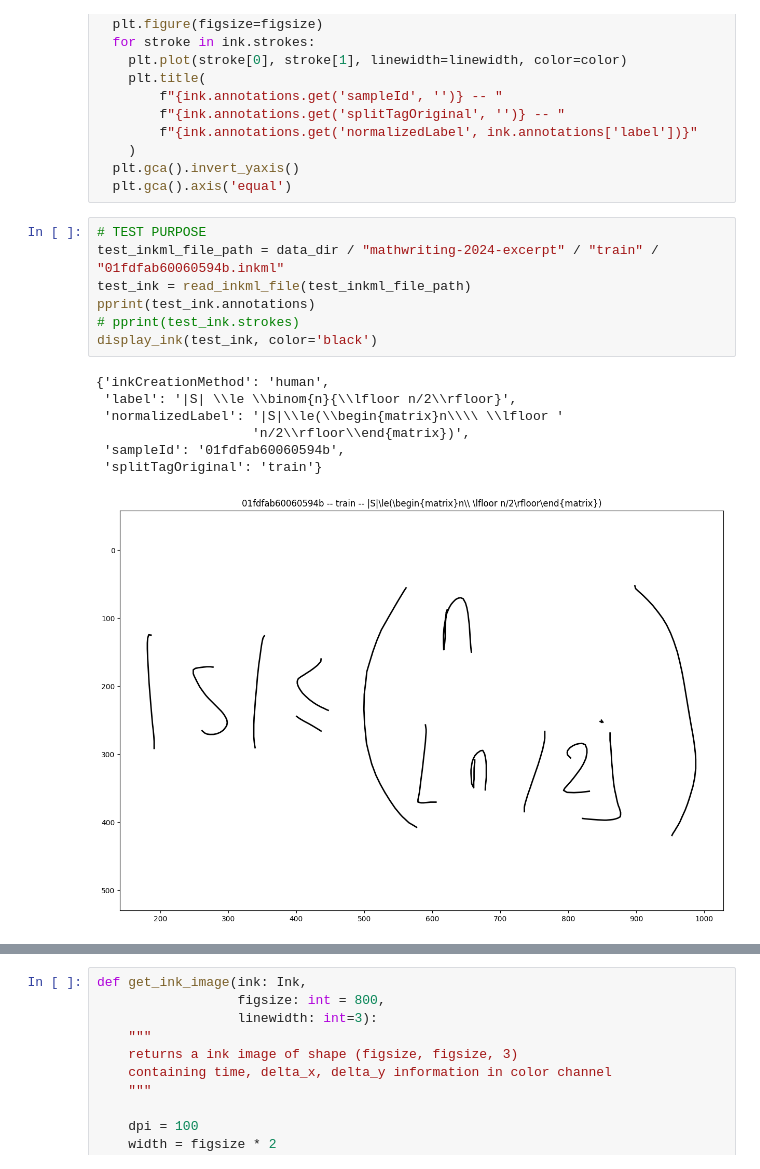
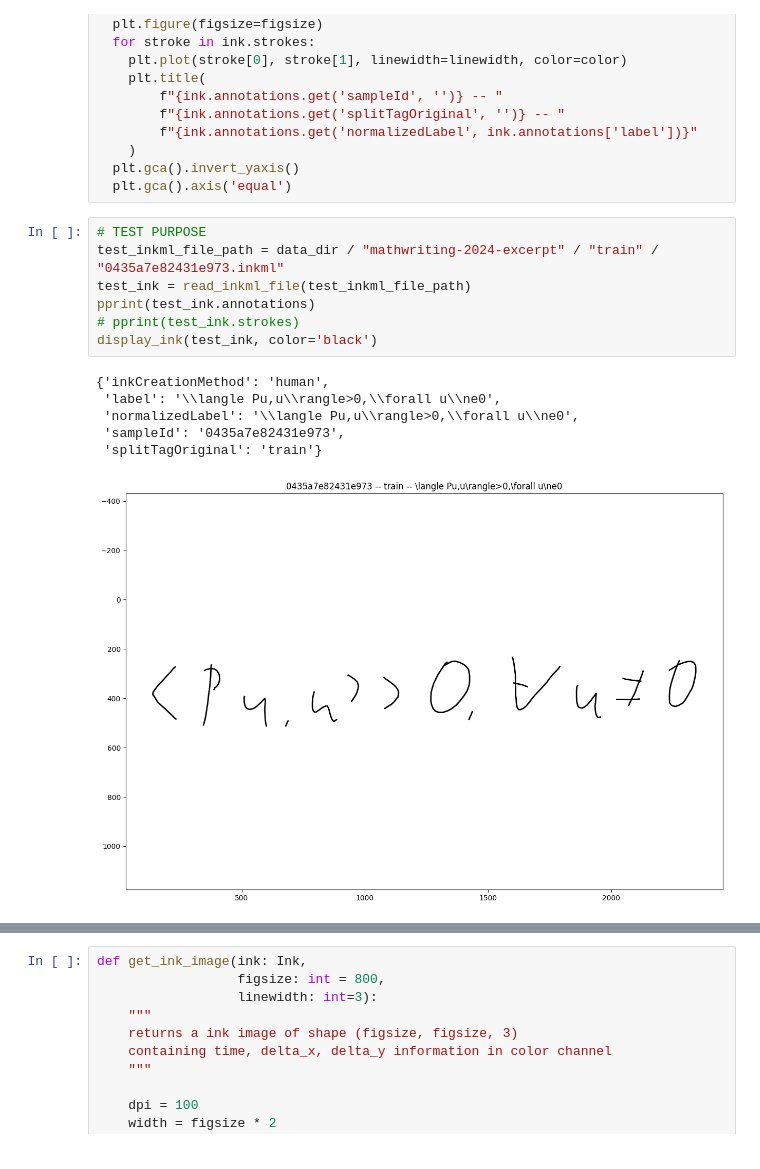
Before and after one commit to jinho-choi123/Handwriting2LaTeX, a Jupyter notebook: src/InkML-parser.ipynb, the cells around one changed output, grey strips where cells are left out. Drawn from its saved outputs; the diff is of its cells as text.

```diff
--- a/src/InkML-parser.ipynb
+++ b/src/InkML-parser.ipynb
@@ -126,19 +126,18 @@ def display_ink(
   plt.gca().axis('equal')
 # %%
 # TEST PURPOSE
-test_inkml_file_path = data_dir / "mathwriting-2024-excerpt" / "train" / "01fdfab60060594b.inkml"
+test_inkml_file_path = data_dir / "mathwriting-2024-excerpt" / "train" / "0435a7e82431e973.inkml"
 test_ink = read_inkml_file(test_inkml_file_path)
 pprint(test_ink.annotations)
 # pprint(test_ink.strokes)
 display_ink(test_ink, color='black')
 # %% [output]
 {'inkCreationMethod': 'human',
- 'label': '|S| \\le \\binom{n}{\\lfloor n/2\\rfloor}',
- 'normalizedLabel': '|S|\\le(\\begin{matrix}n\\\\ \\lfloor '
-                    'n/2\\rfloor\\end{matrix})',
- 'sampleId': '01fdfab60060594b',
+ 'label': '\\langle Pu,u\\rangle>0,\\forall u\\ne0',
+ 'normalizedLabel': '\\langle Pu,u\\rangle>0,\\forall u\\ne0',
+ 'sampleId': '0435a7e82431e973',
  'splitTagOriginal': 'train'}
-[figure, old version]
+[figure, new version]
 # %%
 def get_ink_sequence_token(ink: Ink, timedelta_: int):
     """
```
Also changed, not shown: parts of 2 cells of this notebook, 4 other files.
